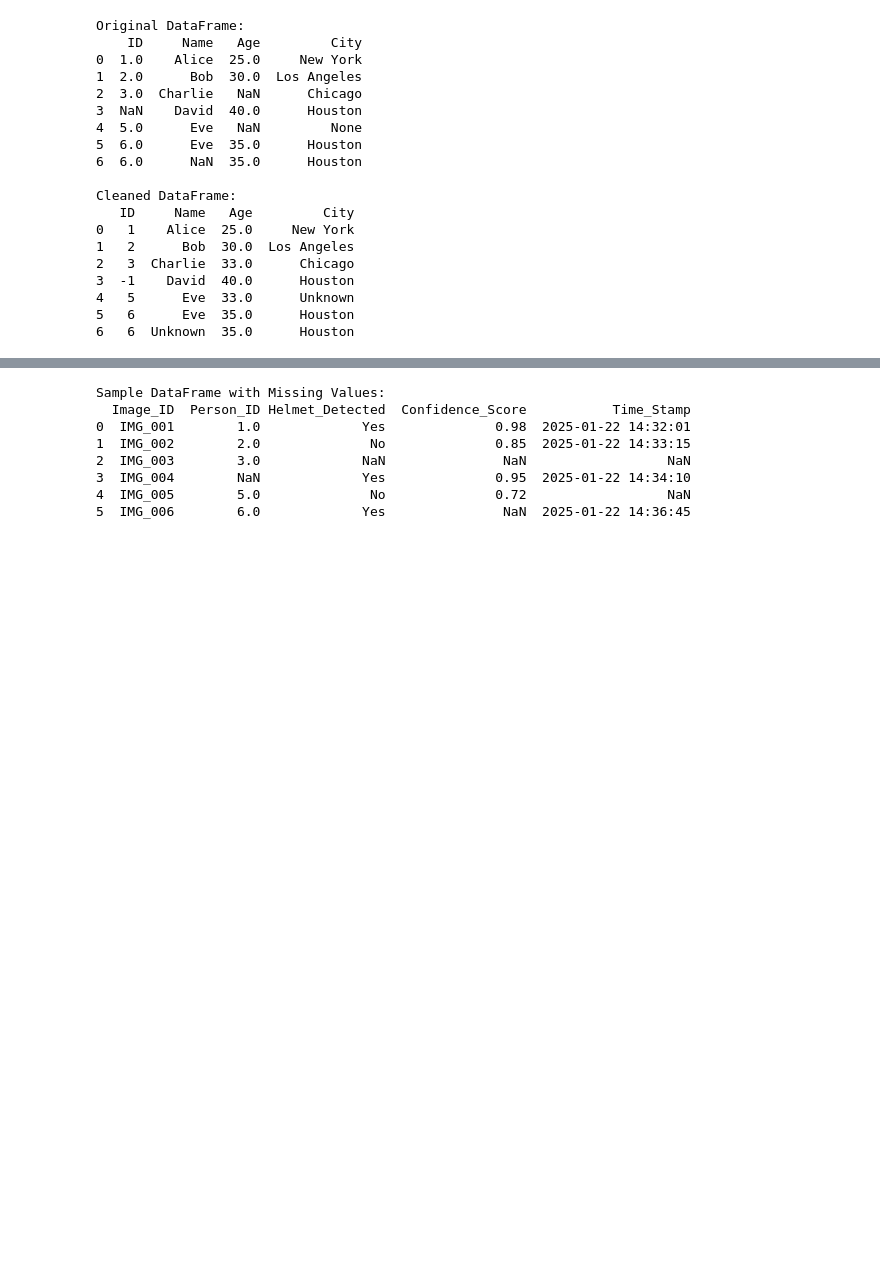
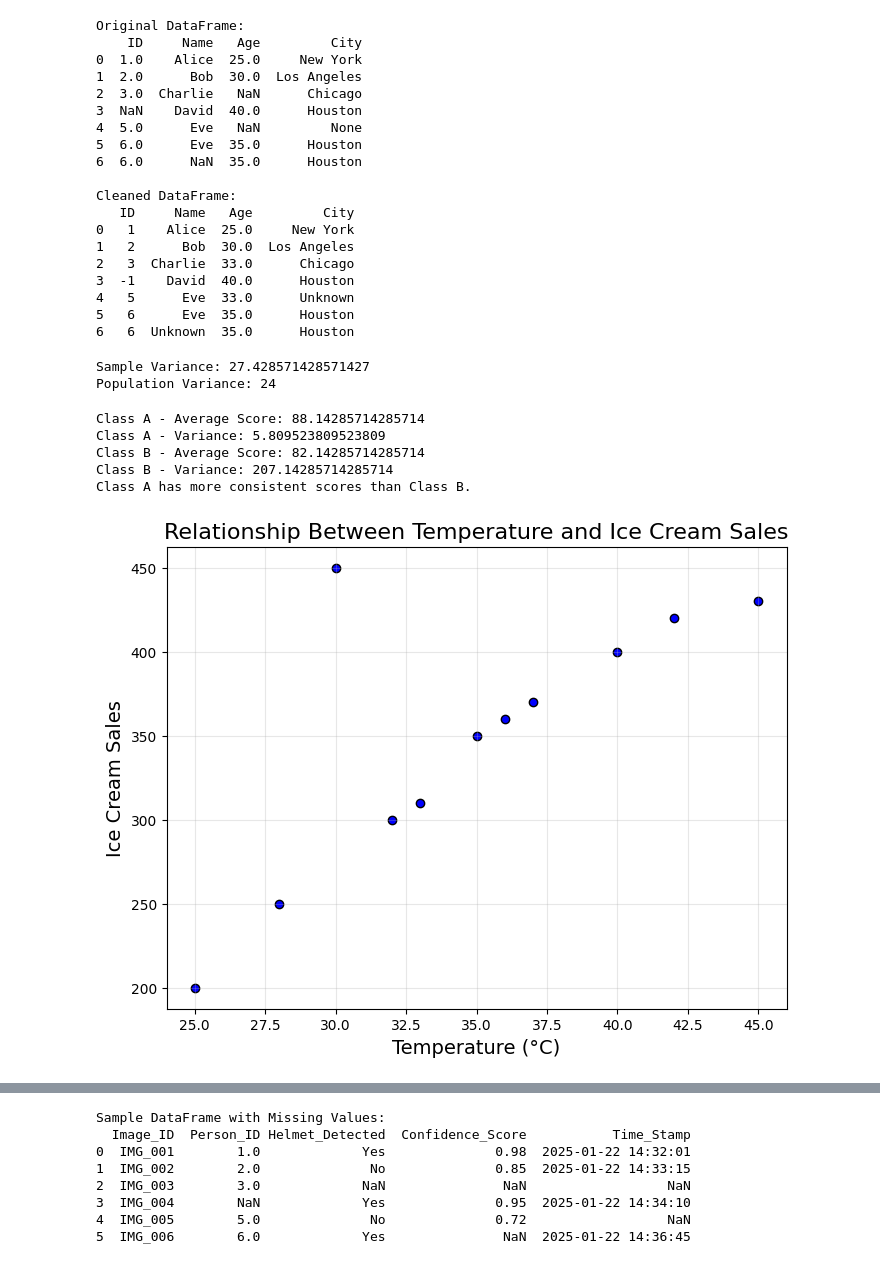
Before and after one commit to harsh-busam04/assignment_ml, a Jupyter notebook: untitled7.ipynb, the cells around one changed output, grey strips where cells are left out. Saved outputs shown, nothing was run; the diff lists cells and outputs as text; code cells hidden in the pictures; blank space fills up the shorter version.

```diff
--- a/untitled7.ipynb
+++ b/untitled7.ipynb
@@ -78,3 +78,67 @@ Cleaned DataFrame:
 4   5      Eve  33.0      Unknown
 5   6      Eve  35.0      Houston
 6   6  Unknown  35.0      Houston
+# %%
+import statistics
+
+data = [10, 12, 23, 23, 16, 23, 21, 16]
+
+# Sample variance
+sample_variance = statistics.variance(data)
+print("Sample Variance:", sample_variance)
+
+# Population variance
+population_variance = statistics.pvariance(data)
+print("Population Variance:", population_variance)
+# %% [output]
+Sample Variance: 27.428571428571427
+Population Variance: 24
+# %%
+import statistics
+
+
+class_a_scores = [85, 87, 89, 90, 86, 88, 92]
+class_b_scores = [75, 95, 60, 85, 100, 70, 90]
+
+variance_class_a = statistics.variance(class_a_scores)
+variance_class_b = statistics.variance(class_b_scores)
+
+print("Class A - Average Score:", sum(class_a_scores) / len(class_a_scores))
+print("Class A - Variance:", variance_class_a)
+
+print("Class B - Average Score:", sum(class_b_scores) / len(class_b_scores))
+print("Class B - Variance:", variance_class_b)
+
+
+if variance_class_a < variance_class_b:
+    print("Class A has more consistent scores than Class B.")
+else:
+    print("Class B has more consistent scores than Class A.")
+# %% [output]
+Class A - Average Score: 88.14285714285714
+Class A - Variance: 5.809523809523809
+Class B - Average Score: 82.14285714285714
+Class B - Variance: 207.14285714285714
+Class A has more consistent scores than Class B.
+# %%
+import matplotlib.pyplot as plt
+
+
+temperature = [25, 28, 32, 35, 40, 42, 45, 30, 33, 36, 37]
+ice_cream_sales = [200, 250, 300, 350, 400, 420, 430, 450, 310, 360, 370]
+
+plt.figure(figsize=(8, 6))
+plt.scatter(temperature, ice_cream_sales, color="blue", edgecolor="black")
+
+
+plt.title("Relationship Between Temperature and Ice Cream Sales", fontsize=16)
+plt.xlabel("Temperature (°C)", fontsize=14)
+plt.ylabel("Ice Cream Sales", fontsize=14)
+
+
+plt.grid(alpha=0.3)
+
+
+plt.show()
+# %% [output]
+[figure, added]
```
Also changed, not shown: parts of 3 cells of this notebook.
